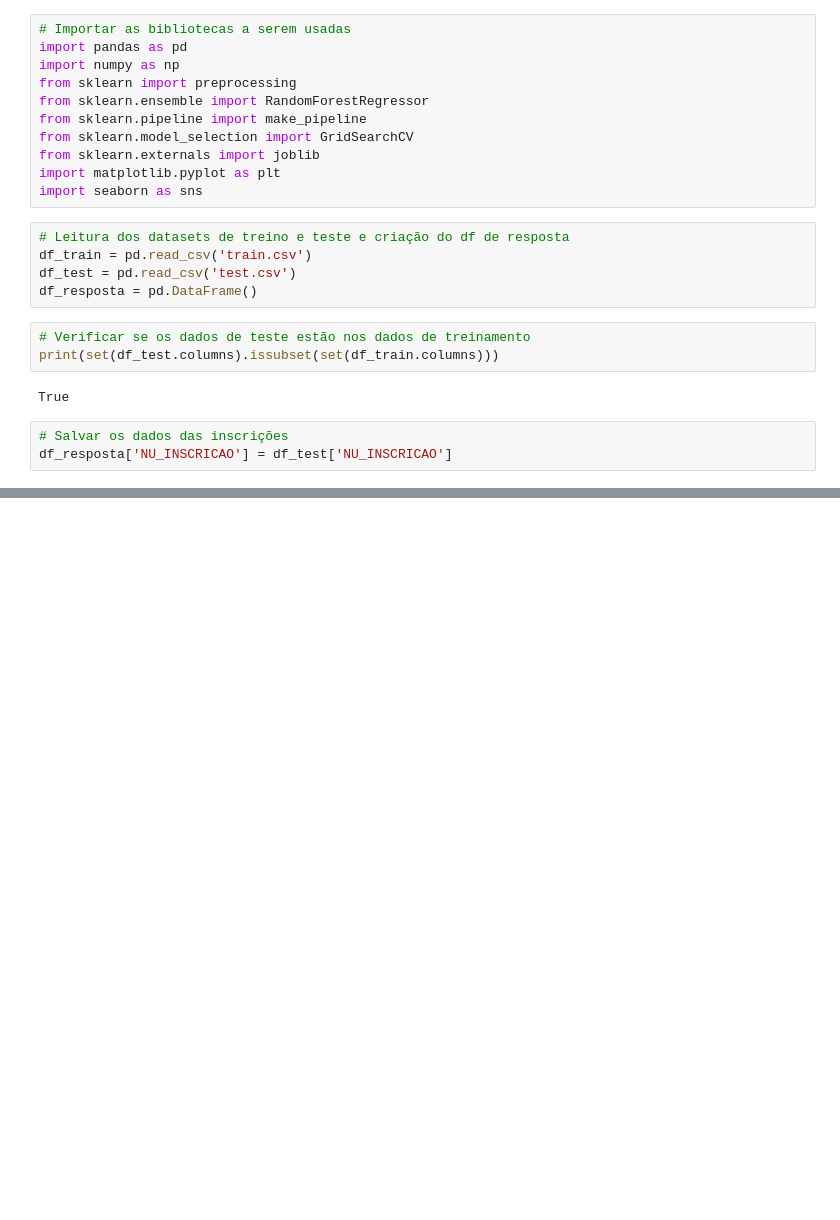
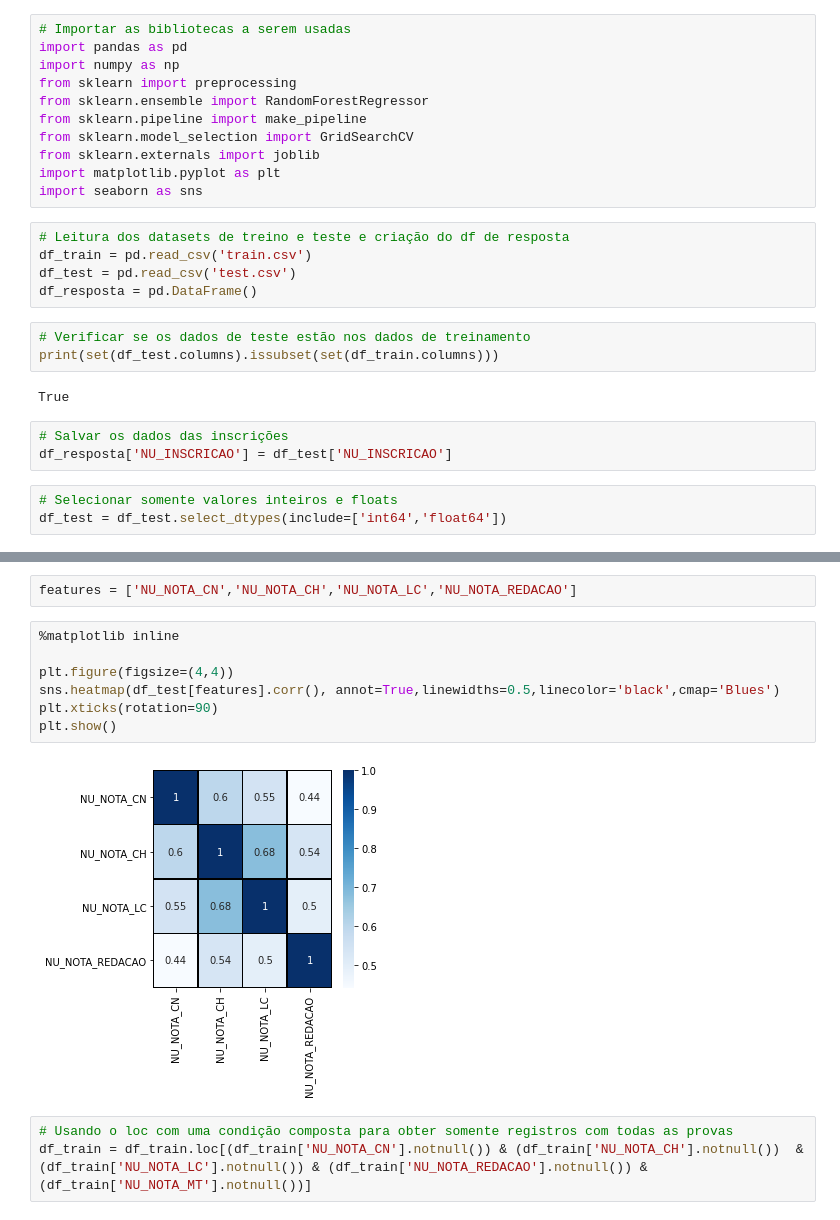
Before and after one commit to tiandrefreitas/desafio_codenation, a Jupyter notebook: Enem_2016.ipynb, the cells around one changed output, grey strips where cells are left out. Cells and saved outputs as stored; diff of their text form; blank space fills up the shorter version.

```diff
--- a/Enem_2016.ipynb
+++ b/Enem_2016.ipynb
@@ -24,3 +24,6 @@ True
 # %%
 # Salvar os dados das inscrições
 df_resposta['NU_INSCRICAO'] = df_test['NU_INSCRICAO']
+# %%
+# Selecionar somente valores inteiros e floats
+df_test = df_test.select_dtypes(include=['int64','float64'])
@@ -26,0 +41,14 @@ df_resposta['NU_INSCRICAO'] = df_test['NU_INSCRICAO']
+# %%
+features = ['NU_NOTA_CN','NU_NOTA_CH','NU_NOTA_LC','NU_NOTA_REDACAO']
+# %%
+%matplotlib inline
+
+plt.figure(figsize=(4,4))
+sns.heatmap(df_test[features].corr(), annot=True,linewidths=0.5,linecolor='black',cmap='Blues')
+plt.xticks(rotation=90)
+plt.show()
+# %% [output]
+[figure, added]
+# %%
+# Usando o loc com uma condição composta para obter somente registros com todas as provas
+df_train = df_train.loc[(df_train['NU_NOTA_CN'].notnull()) & (df_train['NU_NOTA_CH'].notnull())  & (df_train['NU_NOTA_LC'].notnull()) & (df_train['NU_NOTA_REDACAO'].notnull()) & (df_train['NU_NOTA_MT'].notnull())]
```
Also changed, not shown: parts of 17 cells of this notebook.
